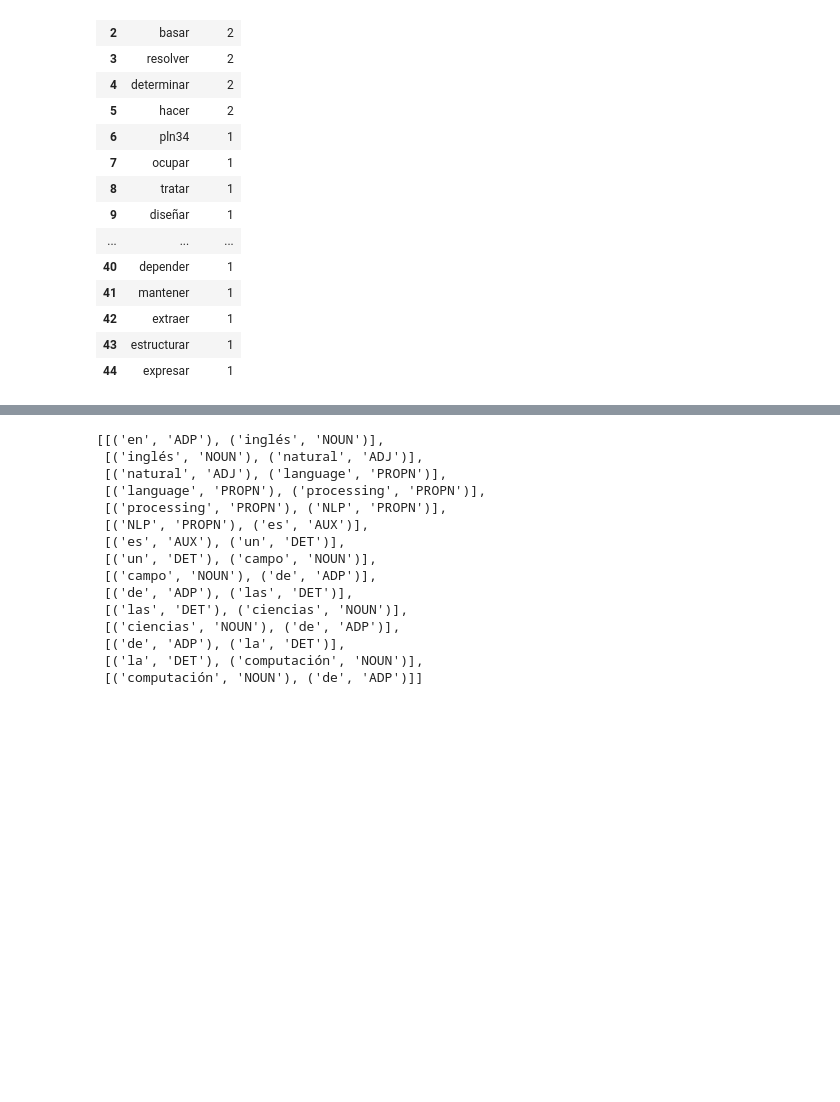
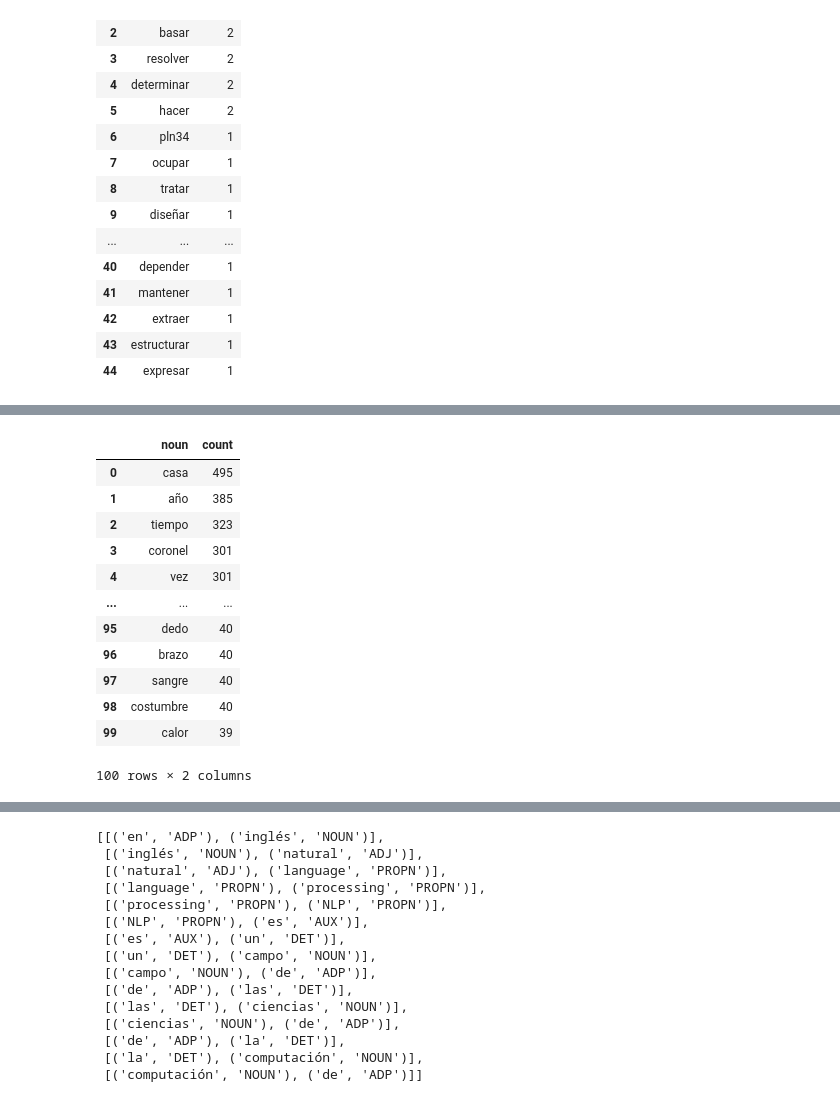
Before and after one commit to jofsanchezci/PLN_A, a Jupyter notebook: PLN_A_2.ipynb, the cells around one changed output, grey strips where cells are left out. Saved outputs shown, nothing was run; the diff lists cells and outputs as text; code cells hidden in the pictures; blank space fills up the shorter version.

```diff
--- a/PLN_A_2.ipynb
+++ b/PLN_A_2.ipynb
@@ -627,0 +740,25 @@ df[:100]
+# %%
+#Se crea una lista de sustantivos
+nouns_ = []
+for token in document_:
+    if token.pos_ == 'NOUN':
+        nouns_.append(token.lemma_)
+
+nouns__tally = Counter(nouns_)
+
+df_n = pd.DataFrame(nouns__tally.most_common(), columns=['noun', 'count'])
+df_n[:100]
+# %% [output]
+|  | noun | count |
+| 0 | casa | 495 |
+| 1 | año | 385 |
+| 2 | tiempo | 323 |
+| 3 | coronel | 301 |
+| 4 | vez | 301 |
+| ... | ... | ... |
+| 95 | dedo | 40 |
+| 96 | brazo | 40 |
+| 97 | sangre | 40 |
+| 98 | costumbre | 40 |
+| 99 | calor | 39 |
+100 rows × 2 columns
```
Also changed, not shown: parts of 36 cells of this notebook, 3 other files.
